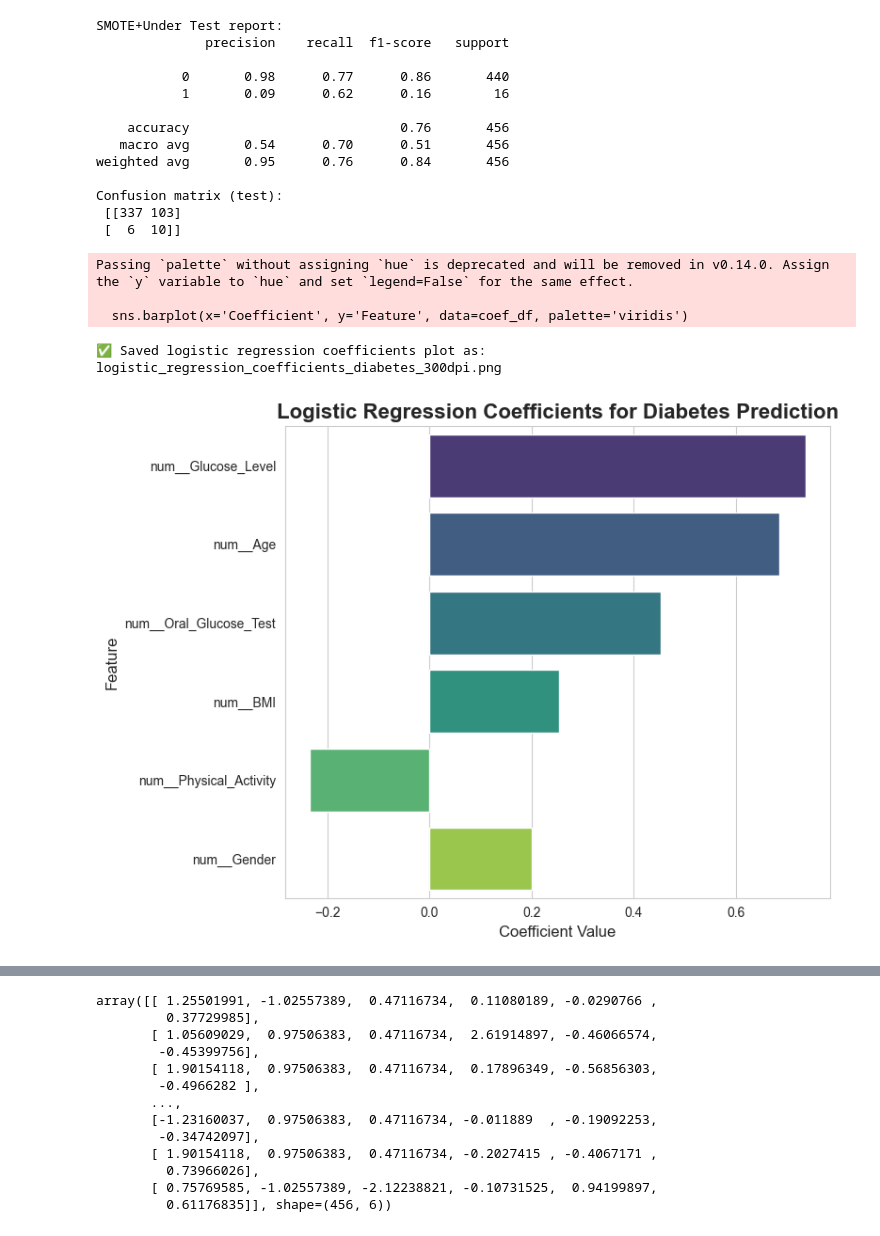
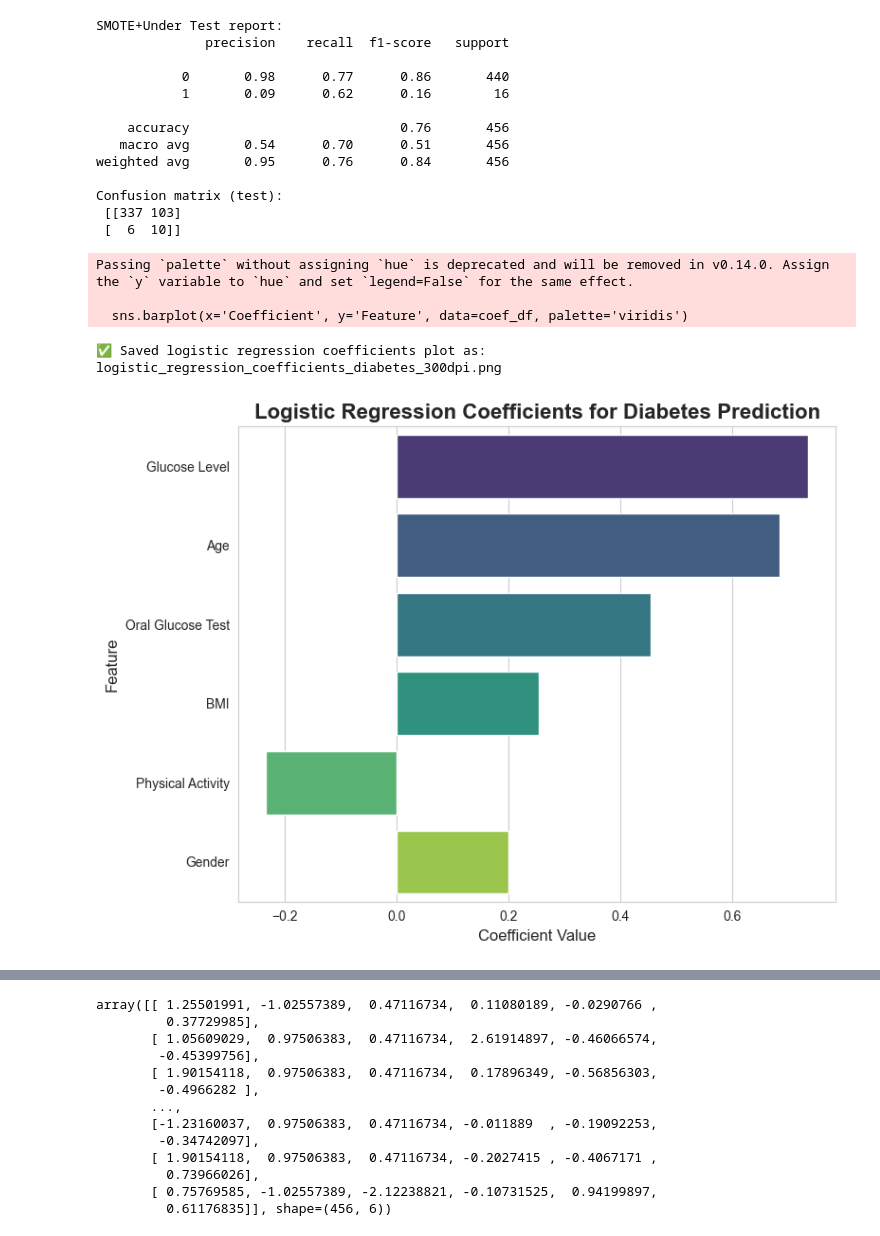
Before and after one commit to bpickett14/MATH3310_FA_2025_FP1_G01_PICKETT_CARDONA, a Jupyter notebook: notebooks/Final.ipynb, the cells around one changed output, grey strips where cells are left out. Saved outputs shown, nothing was run; the diff lists cells and outputs as text; code cells hidden in the pictures.

```diff
--- a/notebooks/Final.ipynb
+++ b/notebooks/Final.ipynb
@@ -716,41 +718,59 @@ Confusion matrix (test):
  [[337 103]
  [  6  10]]
 # %%
+    # Create pretty labels
+pretty_names = {
+    "num__Age": "Age",
+    "num__Gender": "Gender",
+    "num__BMI": "BMI",
+    "num__Glucose_Level": "Glucose Level",
+    "num__Oral_Glucose_Test": "Oral Glucose Test",
+    "num__Physical_Activity": "Physical Activity"
+}
+
+
 # Plot the logistic regression coefficients
 if isinstance(best_model_diab.named_steps['classifier'], LogisticRegression):
+
     # Get feature names after preprocessing
     feature_names_diab = best_model_diab[:-1].get_feature_names_out()
 
     # Get coefficients
     coefs = best_model_diab.named_steps['classifier'].coef_[0]
 
-    # Create a DataFrame for better visualization
+
+    # Create DataFrame
     coef_df = pd.DataFrame({
         'Feature': feature_names_diab,
         'Coefficient': coefs
-    }).sort_values(by='Coefficient', key=abs, ascending=False)
+    })
 
-    # Plot coefficients
+    # Apply readable names
+    coef_df['Feature'] = coef_df['Feature'].replace(pretty_names)
+
+    # Sort by absolute value
+    coef_df = coef_df.sort_values(by='Coefficient', key=abs, ascending=False)
+
+    # Plot
     plt.figure(figsize=(8, 6))
     sns.barplot(x='Coefficient', y='Feature', data=coef_df, palette='viridis')
     plt.title('Logistic Regression Coefficients for Diabetes Prediction', fontsize=16, fontweight='bold')
     plt.xlabel('Coefficient Value', fontsize=12)
     plt.ylabel('Feature', fontsize=12)
     plt.tight_layout()
 
     # Save high-resolution figure
     filename = "logistic_regression_coefficients_diabetes_300dpi.png"
     plt.savefig(filename, dpi=300, bbox_inches='tight')
     print(f"✅ Saved logistic regression coefficients plot as: {filename}")
 
-    # Show plot
     plt.show()
 # %% [output]
 Passing `palette` without assigning `hue` is deprecated and will be removed in v0.14.0. Assign the `y` variable to `hue` and set `legend=False` for the same effect.
 
   sns.barplot(x='Coefficient', y='Feature', data=coef_df, palette='viridis')
 ✅ Saved logistic regression coefficients plot as: logistic_regression_coefficients_diabetes_300dpi.png
-[figure, old version]
+[figure, new version]
 # %%
 # Get feature names after preprocessing
 feature_names_diab = best_model_diab[:-1].get_feature_names_out()
```
Also changed, not shown: parts of 5 cells of this notebook.
